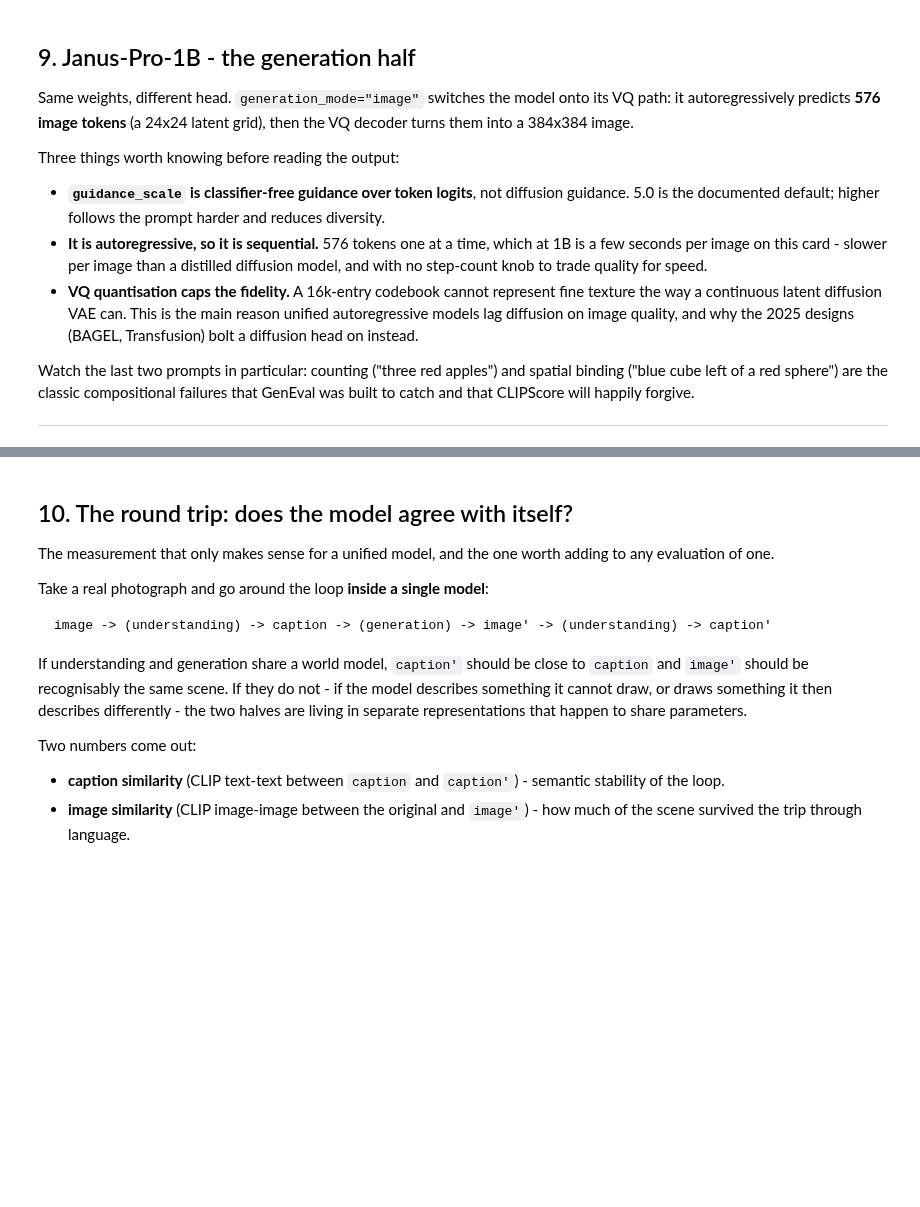
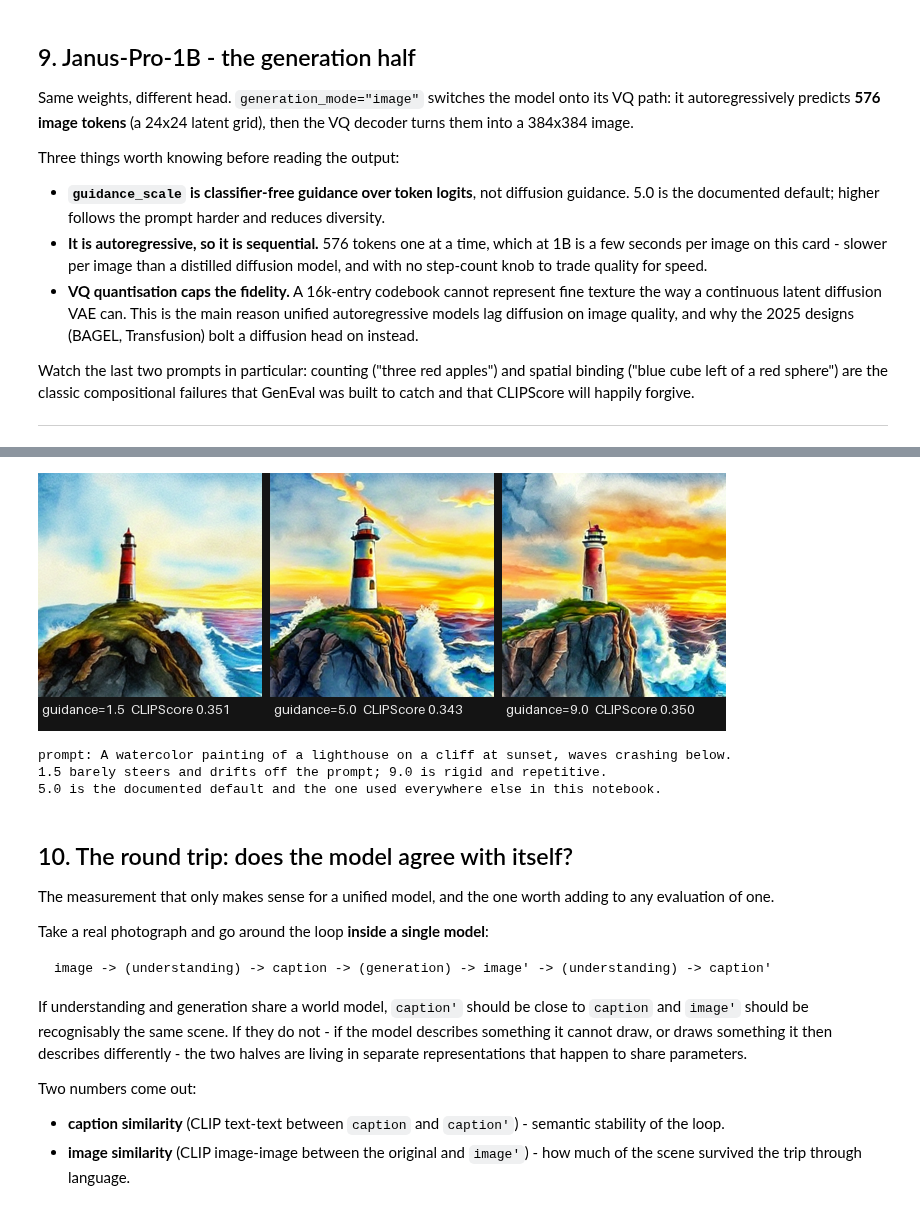
Before and after one commit to bthek1/DL_tasks, a Jupyter notebook: nbs/Multimodal/08_Any_to_Any.ipynb, the cells around one changed output, grey strips where cells are left out. Drawn from its saved outputs; the diff is of its cells as text; code cells hidden in the pictures; blank space fills up the shorter version.

```diff
--- a/nbs/Multimodal/08_Any_to_Any.ipynb
+++ b/nbs/Multimodal/08_Any_to_Any.ipynb
@@ -470,14 +494,27 @@ display(gallery(generated, [f"{p[:38]}... {l}" for p, l in zip(GEN_PROMPTS, labe
 # %%
 # guidance_scale, the one knob: prompt adherence against diversity.
+#
+# The sweep starts at 1.5, not 1.0, because of a third upstream bug: Janus always
+# doubles the batch to compute conditional and unconditional logits, but only appends
+# the CFG processor that folds them back together when `guidance_scale > 1`. Ask for
+# exactly 1.0 and generation dies with "The expanded size of the tensor (1) must match
+# the existing size (2)". No loss for the demo - CFG is logits = uncond + scale *
+# (cond - uncond), so scale 1.0 is just plain conditional sampling with no guidance.
 prompt = GEN_PROMPTS[1]
 row, row_labels = [], []
-for g in (1.0, 5.0, 9.0):
+for g in (1.5, 5.0, 9.0):
     img = janus_generate(prompt, guidance_scale=g)[0]
     row.append(img)
     row_labels.append(f"guidance={g}  CLIPScore {metrics.clip_score(img, prompt):.3f}")
 display(gallery(row, row_labels))
 print(f"prompt: {prompt}")
-print("1.0 is nearly unconditional; 9.0 is rigid and repetitive. 5.0 is the documented default.")
+print("1.5 barely steers and drifts off the prompt; 9.0 is rigid and repetitive.\n"
+      "5.0 is the documented default and the one used everywhere else in this notebook.")
+# %% [output]
+[figure, added]
+prompt: A watercolor painting of a lighthouse on a cliff at sunset, waves crashing below.
+1.5 barely steers and drifts off the prompt; 9.0 is rigid and repetitive.
+5.0 is the documented default and the one used everywhere else in this notebook.
 # %% [markdown]
 ## 10. The round trip: does the model agree with itself?
 
```
Also changed, not shown: parts of 13 cells of this notebook, 1 other file.
